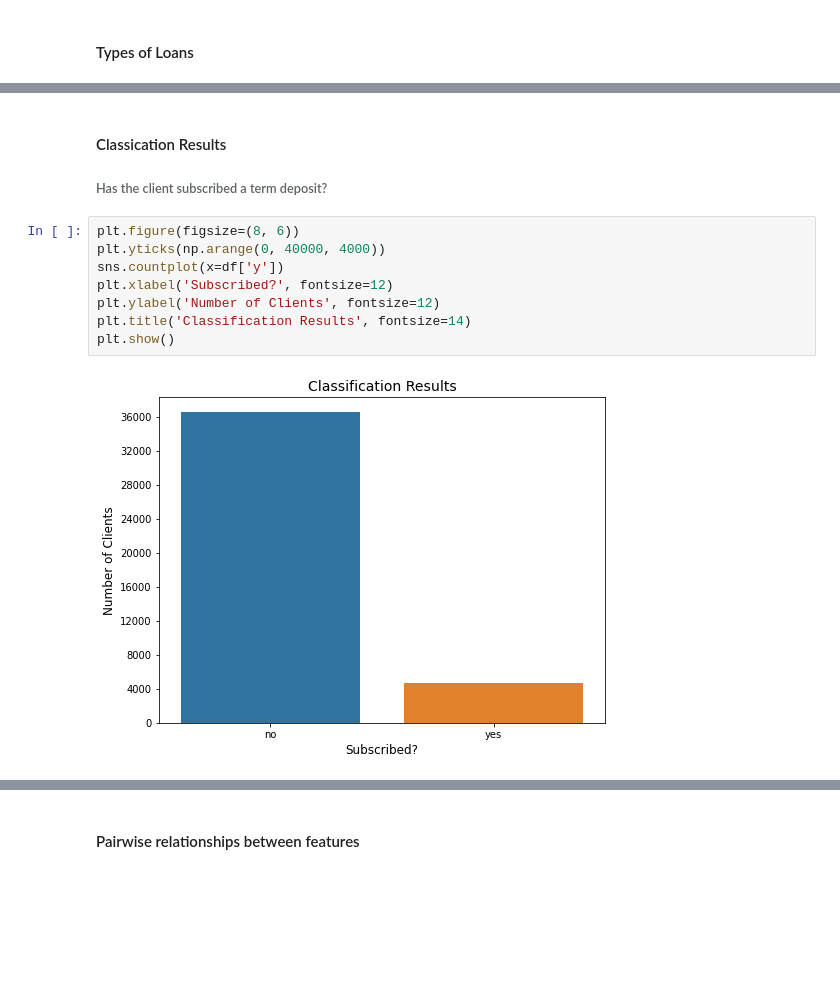
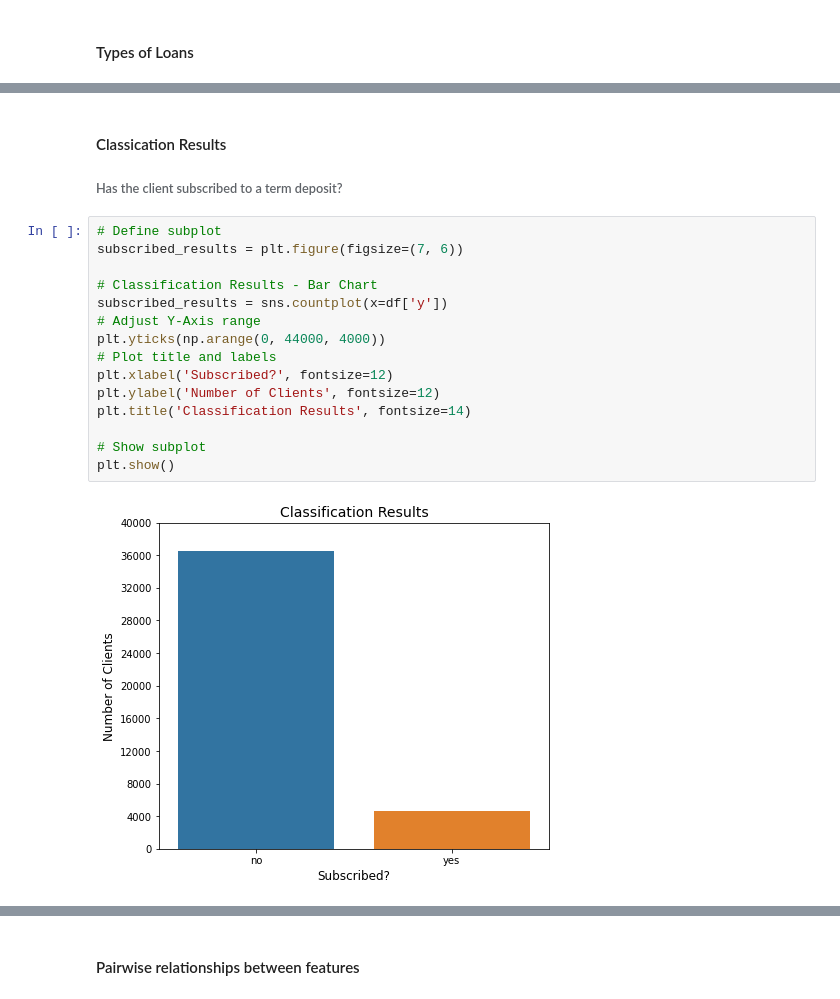
Before and after one commit to MarkLee7925/Bank-Marketing-Classification, a Jupyter notebook: BankMarketingClassification.ipynb, the cells around one changed output, grey strips where cells are left out. Drawn from its saved outputs; the diff is of its cells as text; blank space fills up the shorter version.

Commit message:
Add files via upload
Updated results and script formatting (consistent with other projects).

```diff
--- a/BankMarketingClassification.ipynb
+++ b/BankMarketingClassification.ipynb
@@ -193,15 +279,22 @@ Counter({'no': 33950, 'yes': 6248, 'unknown': 990})
 # %% [markdown]
 #### Classication Results
 
-###### Has the client subscribed a term deposit?
+###### Has the client subscribed to a term deposit?
 # %%
-plt.figure(figsize=(8, 6))
-plt.yticks(np.arange(0, 40000, 4000))
-sns.countplot(x=df['y'])
+# Define subplot
+subscribed_results = plt.figure(figsize=(7, 6))
+
+# Classification Results - Bar Chart
+subscribed_results = sns.countplot(x=df['y'])
+# Adjust Y-Axis range
+plt.yticks(np.arange(0, 44000, 4000))
+# Plot title and labels
 plt.xlabel('Subscribed?', fontsize=12)
 plt.ylabel('Number of Clients', fontsize=12)
 plt.title('Classification Results', fontsize=14)
+
+# Show subplot
 plt.show()
 # %% [output]
-[figure, old version]
+[figure, new version]
 # %%
```
Also changed, not shown: parts of 89 cells of this notebook.
